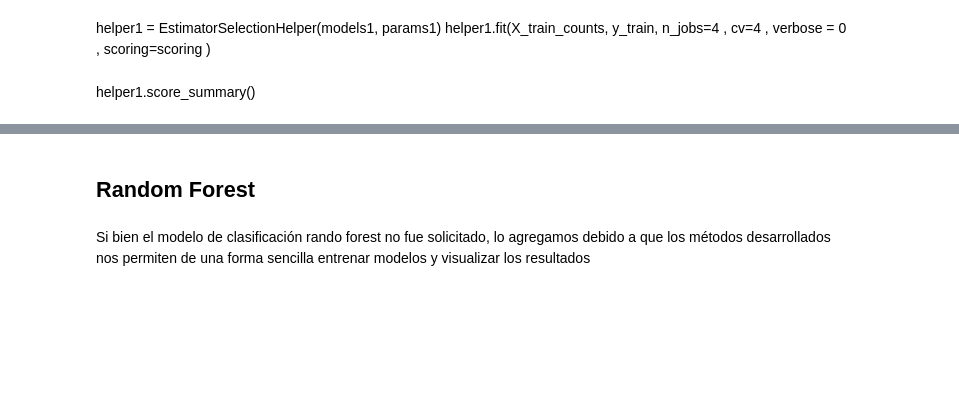
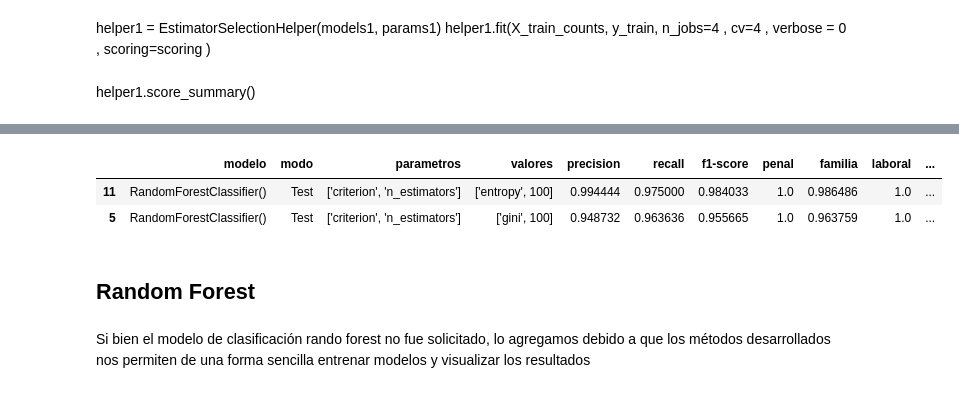
Before and after one commit to cgoviedo/Diplodatos, a Jupyter notebook: mentoria/Practico 3 - Introduccion al aprendizaje automatico.ipynb, the cells around one changed output, grey strips where cells are left out. Drawn from its saved outputs; the diff is of its cells as text; code cells hidden in the pictures; blank space fills up the shorter version.

```diff
--- a/mentoria/Practico 3 - Introduccion al aprendizaje automatico.ipynb
+++ b/mentoria/Practico 3 - Introduccion al aprendizaje automatico.ipynb
@@ -356,7 +358,7 @@ params1x = {
 
 
 
-models1 = {
+models1T = {
     'LogisticRegressionClassifier': linear_model.LogisticRegression(),
     'SVM': svm.SVC(),
     'MultinomialNB': MultinomialNB(),
@@ -364,13 +366,44 @@ models1 = {
     'RandomForset': RandomForestClassifier()
 }
 
-params1 = {
-    'LogisticRegressionClassifier': { "solver":["liblinear"], "multi_class":["ovr"], "penalty":["l2"] , "C": [1.0,0.7]  } ,
+params1T = {
+    'LogisticRegressionClassifier': { "solver":["liblinear" ], "multi_class":["ovr"], "penalty":["l2"] , "C": [1.0,0.7]  } ,
     'SVM':{"kernel" :['rbf'] } ,
     'MultinomialNB':{"alpha" :[1.0] },
     'SVM_poly':{"kernel" :['poly'] ,'degree':[3,4,5,6]}    ,
-    'RandomForset': {"n_estimators" : [100]}
+    'RandomForset': {"n_estimators" : [100] , "criterion" : ["gini", "entropy"]}
 }
+
+
+models1 = {
+
+    'RandomForset': RandomForestClassifier()
+    }
+
+params1 = {
+
+    'RandomForset': {"n_estimators" : [100] , "criterion" : ["gini", "entropy"]}
+
+   }
+
+
+
+
+models1T = {
+    'MultinomialNB': MultinomialNB(),
+    'SVM_01': svm.SVC(),
+    'LogisticRegressionClassifier': linear_model.LogisticRegression() ,
+    'LogisticRegressionClassifier_01': linear_model.LogisticRegression()
+
+}
+
+#"newton-cg"
+params1T = {
+    'LogisticRegressionClassifier': { "solver":["liblinear" , "sag", "saga","lbfgs"], "multi_class":["ovr"], "penalty":["l2" ] , "C": [1.0,0.7]  } ,
+    'LogisticRegressionClassifier_01': { "solver":["liblinear" ], "multi_class":["ovr"], "penalty":["l2","l1"] , "C": [1.0,0.7,0.2]  } ,
+    'SVM_01':{"kernel" :['linear', 'poly', 'rbf', 'sigmoid'] , "degree" : [2,3,4,5] } ,
+    'MultinomialNB':{"alpha" :[1.0] }
+}
 # %% [markdown]
 
 scoring = {
@@ -490,6 +567,6 @@ def train_models(X_train,Y_train,X_test, Y_test, cv=5,shuffle=True, models=None
 # %%
 #y_train.values
 # %%
-results  = train_models(X_train= X_train_counts, Y_train =y_train.values ,  X_test = X_test_counts, Y_test = y_test.values,  models = models1 , params = params1 , cv=5 , output_dict = False , random_state = 42 )
+results  = train_models(X_train= X_train_counts, Y_train =y_train.values ,  X_test = X_test_counts, Y_test = y_test.values,  models = models1 , params = params1 , cv=5 , output_dict = True , random_state = 42 )
 # %% [output]
 train model
@@ -704,3 +589,11 @@ results
+# %%
+result_logistic = toDataFrame(results)
+# %%
+result_logistic[result_logistic["modo"] =="Test"].sort_values(by=['roc_promedio','precision'] , ascending = False)
+# %% [output]
+|  | modelo | modo | parametros | valores | precision | recall | f1-score | penal | familia | laboral | ... |
+| 11 | RandomForestClassifier() | Test | ['criterion', 'n_estimators'] | ['entropy', 100] | 0.994444 | 0.975000 | 0.984033 | 1.0 | 0.986486 | 1.0 | ... |
+| 5 | RandomForestClassifier() | Test | ['criterion', 'n_estimators'] | ['gini', 100] | 0.948732 | 0.963636 | 0.955665 | 1.0 | 0.963759 | 1.0 | ... |
 # %% [markdown]
 ## Random Forest
 # %% [markdown]
```
Also changed, not shown: parts of 5 cells of this notebook, 1 other file.
